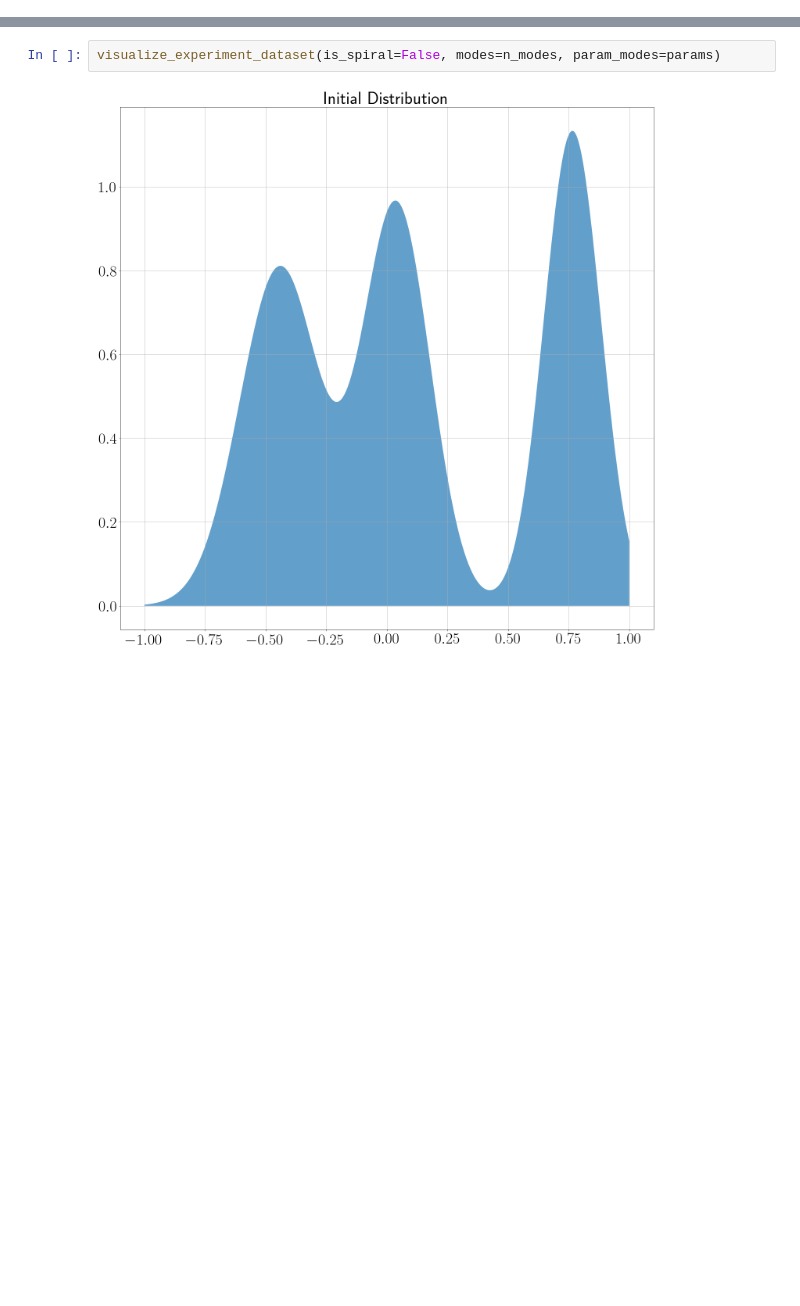
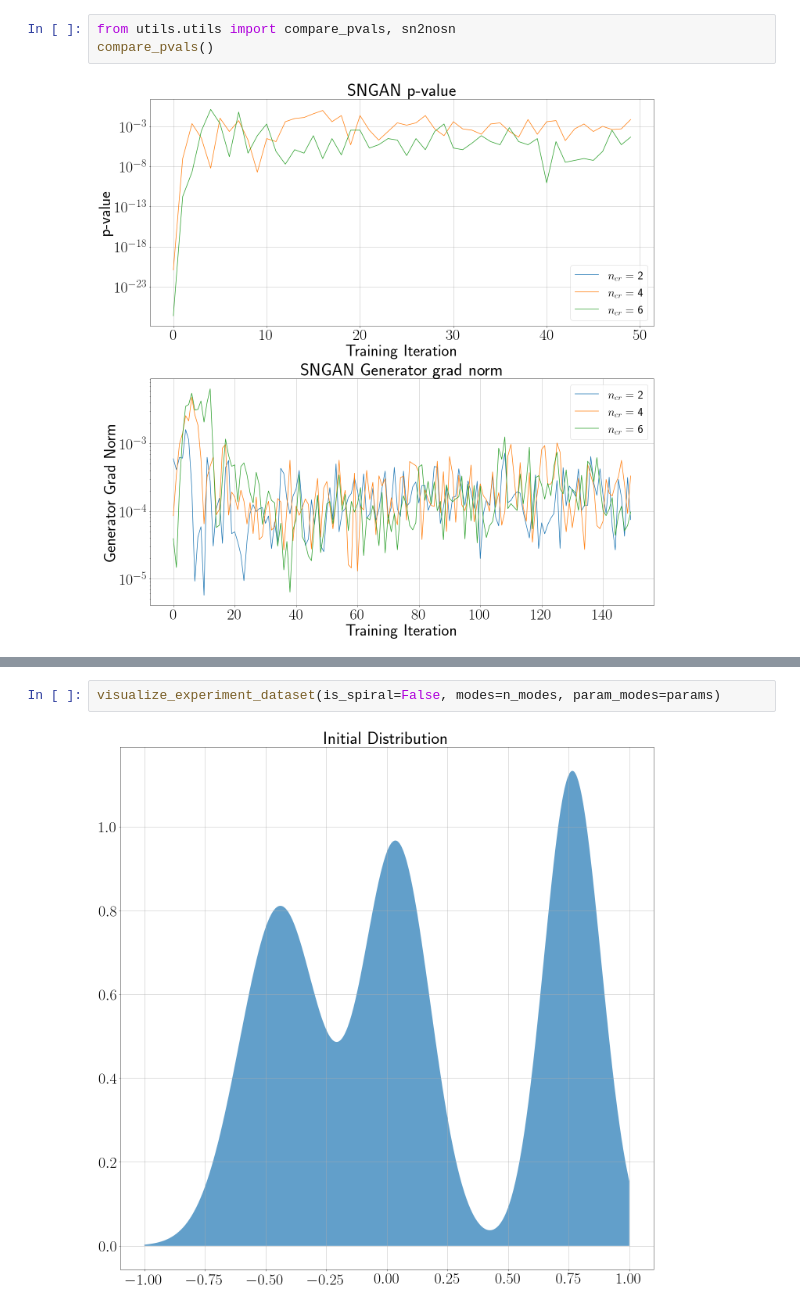
Before and after one commit to maximzubkov/opt-project, a Jupyter notebook: experiments.ipynb, the cells around one changed output, grey strips where cells are left out. Saved outputs shown, nothing was run; the diff lists cells and outputs as text; blank space fills up the shorter version.

```diff
--- a/experiments.ipynb
+++ b/experiments.ipynb
@@ -134,0 +57,5 @@ savefig("results/compare.pdf")
+# %%
+from utils.utils import compare_pvals, sn2nosn
+compare_pvals()
+# %% [output]
+[figure, added]
```
Also changed, not shown: parts of 11 cells of this notebook, 2 other files.
